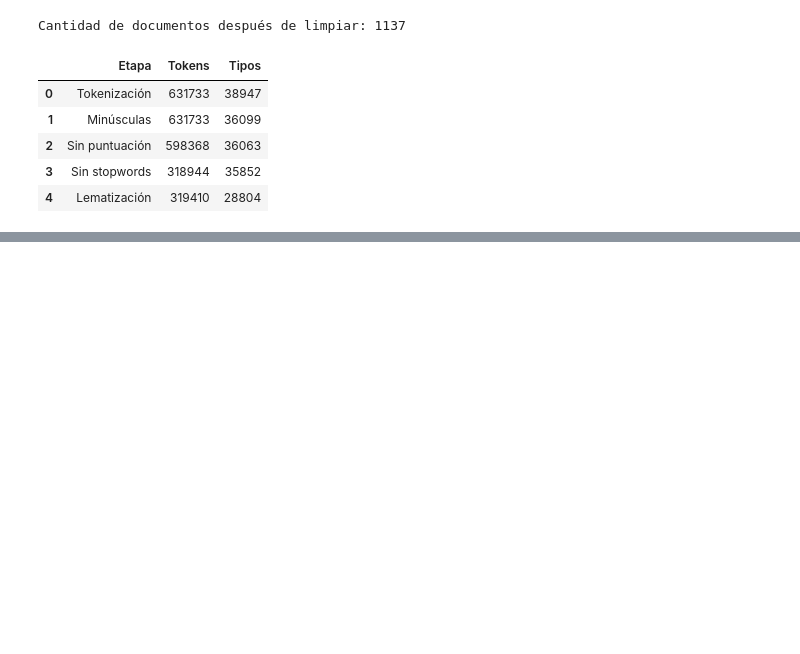
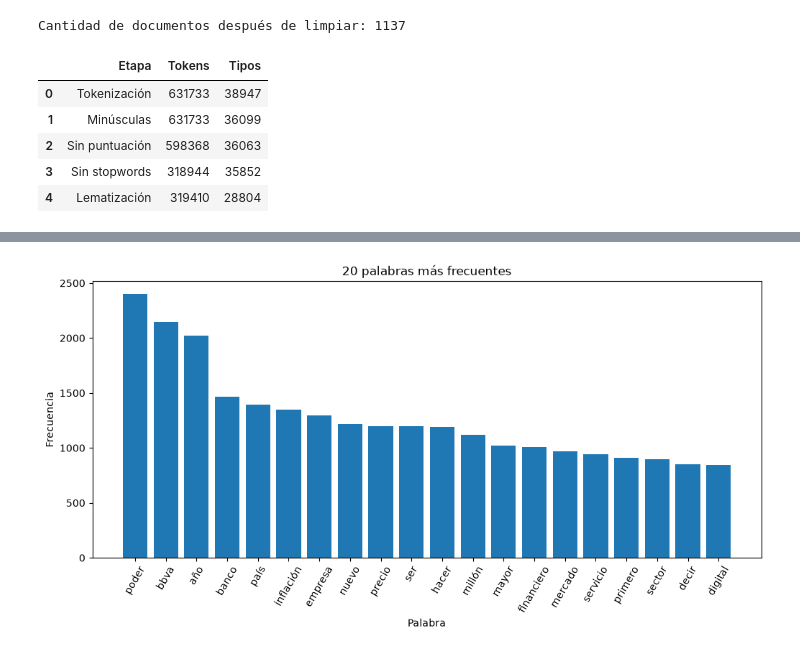
Before and after one commit to gian236/nlplab1, a Jupyter notebook: lab1.ipynb, the cells around one changed output, grey strips where cells are left out. Drawn from its saved outputs; the diff is of its cells as text; code cells hidden in the pictures; blank space fills up the shorter version.

```diff
--- a/lab1.ipynb
+++ b/lab1.ipynb
@@ -251,0 +312,12 @@ display(pipeline_df)
+# %%
+frecuencias = Counter(flatten(df["tokens_5"].tolist()))
+
+top20 = pd.DataFrame(
+
+    frecuencias.most_common(20),
+
+    columns=["Palabra","Frecuencia"]
+
+)
+
+display(top20)
@@ -251,0 +342,16 @@ display(pipeline_df)
+# %%
+plt.figure(figsize=(12,5))
+
+plt.bar(top20["Palabra"], top20["Frecuencia"])
+
+plt.xticks(rotation=60)
+
+plt.title("20 palabras más frecuentes")
+
+plt.xlabel("Palabra")
+
+plt.ylabel("Frecuencia")
+
+plt.show()
+# %% [output]
+[figure, added]
```
Also changed, not shown: parts of 10 cells of this notebook.
